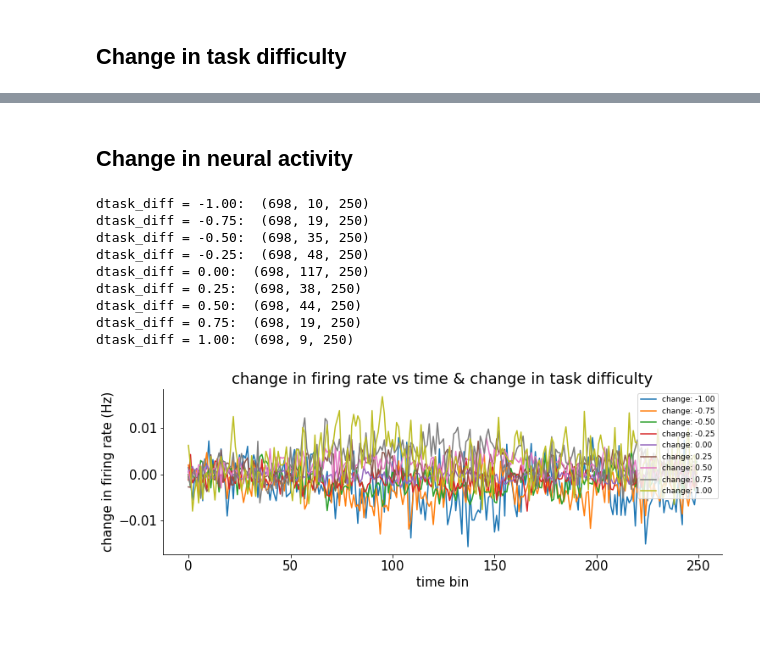
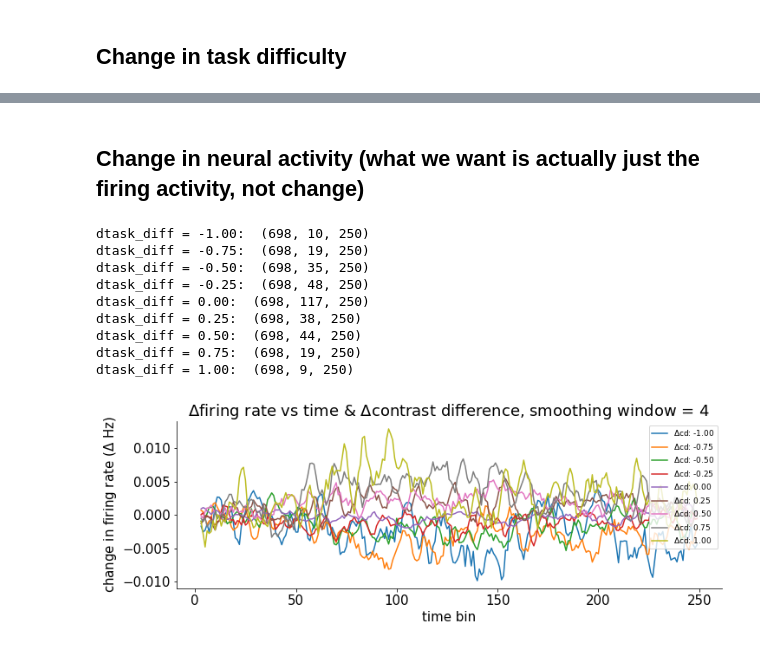
Before and after one commit to Y-Akihiro/NMA2020_decision-dino, a Jupyter notebook: ay_code/Steinmetz_trial_history_test_(1step).ipynb, the cells around one changed output, grey strips where cells are left out. Saved outputs shown, nothing was run; the diff lists cells and outputs as text; code cells hidden in the pictures.

Commit message:
update: mean firing rate vs change in contrast difference

```diff
--- a/ay_code/Steinmetz_trial_history_test_(1step).ipynb
+++ b/ay_code/Steinmetz_trial_history_test_(1step).ipynb
@@ -271,0 +291,34 @@ hide_toggle()
+# %%
+dt = dat['bin_size'] # binning at 10 ms
+NT = dat['spks'].shape[-1]
+
+l_cont = dat['contrast_left']
+r_cont = dat['contrast_right']
+
+win_size = 6
+
+fig = plt.subplots(2, nareas//2, figsize=(14,8))
+
+for j in range(nareas):
+    ax = plt.subplot(2,nareas//2,j+1)
+
+    for i, value in enumerate(np.unique(dtask_diff)):
+#         plt.plot(dt*np.arange(NT), 1/dt*dspks[:,dtask_diff==value][barea==j].mean(axis=(0,1)), label=r'$\Delta$: %1.2f'%value)
+        plt.plot(dt * np.arange(NT), 1/dt * pd.Series(dat['spks'][:,dtdiff==value][barea==j].mean(axis=(0,1))).rolling(window=win_size).mean(),
+             label=r'$\Delta$: %1.2f'%value)
+#         print('size: ',dat['spks'][:,dtdiff==value][barea==j].shape)
+
+    # Timing indicator
+#     plt.axvline(x=0.5,color='b')                         # stimulus onset
+#     plt.axvline(x=dat['gocue'].mean(),color='r')         # go cue
+#     plt.axvline(x=dat['response_time'].mean(),color='y') # response time
+#     plt.axvline(x=dat['feedback_time'].mean(),color='g') # feedback time
+
+    plt.text(.05, .92, 'n=%d'%np.sum(barea==j), transform=ax.transAxes)
+
+    if j==0:
+        plt.legend(fontsize=7)
+
+    ax.set(xlabel = 'time (sec) - smoothed. win_size: %1.0f'%win_size, ylabel = r'mean firing rate (Hz)', title = regions[j])
+
+hide_toggle()
@@ -272,9 +328,9 @@ hide_toggle()
 # %% [markdown]
-## Change in neural activity
+## Change in neural activity (what we want is actually just the firing activity, not change)
 # %%
 # np.insert(dtask_diff, 0, 0).shape
 # print((task_diff)[:6])
 # print(dtask_diff[:6])
-# dspks = np.diff(dat['spks'],axis=1)
+dspks = np.diff(dat['spks'],axis=1)
 # print(dspks.shape)
 # len(np.unique(dtask_diff)) # nine different changes [-1,-0.75,-0.5,-0.25,0,0.25,0.5,0.75,1]
@@ -281,28 +343,31 @@ hide_toggle()
 # %%
 plt.subplot(1,2,1)
+win_size = 4
 
 for i, value in enumerate(np.unique(dtask_diff)):
 #     print(value)
     print('dtask_diff = %1.2f: '%(value), dspks[:,dtask_diff==value].shape)
-    plt.plot(dspks[:,dtask_diff==value].mean(axis=(0,1)), label='change: %1.2f'%value)
+#     plt.plot(dspks[:,dtask_diff==value].mean(axis=(0,1)), label=r'$\Delta$cd: %1.2f'%value)
+    plt.plot(pd.Series(dspks[:,dtask_diff==value].mean(axis=(0,1))).rolling(window=win_size).mean(), label=r'$\Delta$cd: %1.2f'%value)
+
 
 plt.legend(fontsize=9)
 plt.xlabel('time bin')
-plt.ylabel('change in firing rate (Hz)')
-plt.title('change in firing rate vs time & change in task difficulty')
+plt.ylabel(r'change in firing rate ($\Delta$ Hz)')
+plt.title(r'$\Delta$firing rate vs time & $\Delta$contrast difference, smoothing window = %1.0f'%win_size)
 plt.show()
 hide_toggle()
 # %% [output]
 dtask_diff = -1.00:  (698, 10, 250)
 dtask_diff = -0.75:  (698, 19, 250)
 dtask_diff = -0.50:  (698, 35, 250)
 dtask_diff = -0.25:  (698, 48, 250)
 dtask_diff = 0.00:  (698, 117, 250)
 dtask_diff = 0.25:  (698, 38, 250)
 dtask_diff = 0.50:  (698, 44, 250)
 dtask_diff = 0.75:  (698, 19, 250)
 dtask_diff = 1.00:  (698, 9, 250)
-[figure, old version]
+[figure, new version]
 [interactive output not drawn]
 # %%
 plt.plot(dt * np.arange(NT), 1/dt * dat['spks'][:,np.abs(l_cont-r_cont)==0][barea==j].mean(axis=(0,1))) # difference 0
```
Also changed, not shown: parts of 12 cells of this notebook.
